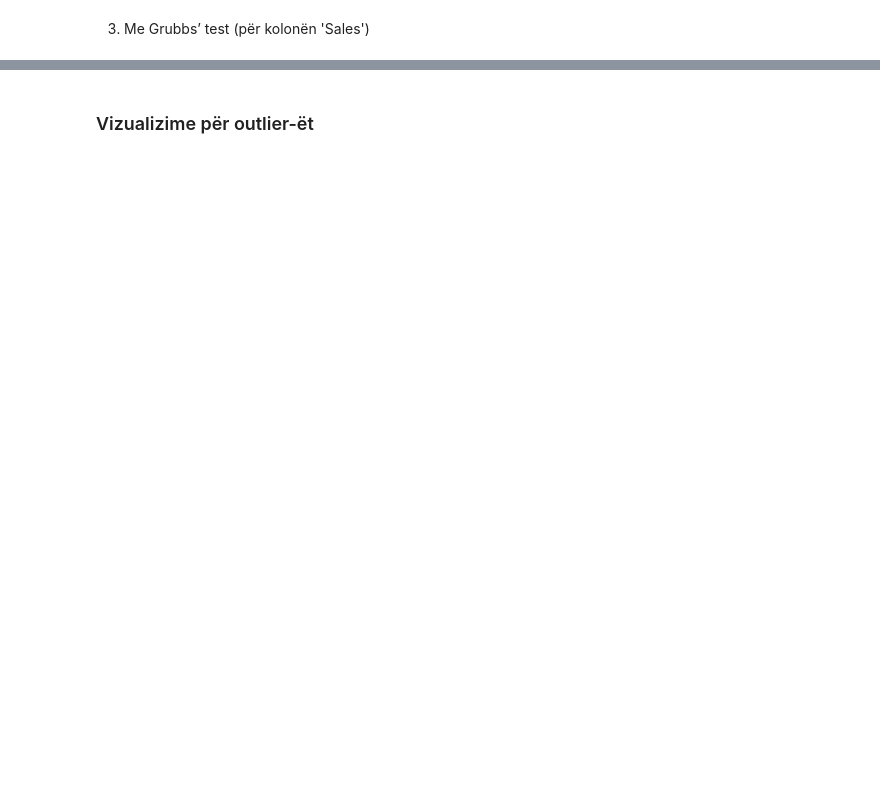
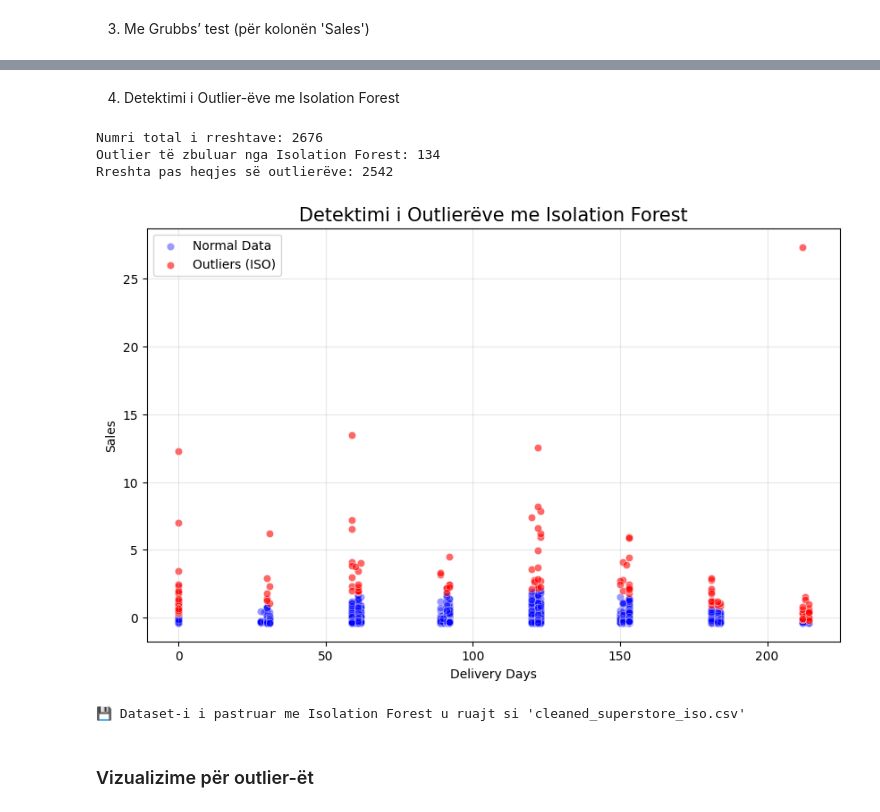
Before and after one commit to AnjezaSfishta/data-processing-visualization-superstore, a Jupyter notebook: para_procesimi_i_te_dhenave.ipynb, the cells around one changed output, grey strips where cells are left out. Drawn from its saved outputs; the diff is of its cells as text; code cells hidden in the pictures; blank space fills up the shorter version.

Commit message:
menjanimi i outliereve me ISO

```diff
--- a/para_procesimi_i_te_dhenave.ipynb
+++ b/para_procesimi_i_te_dhenave.ipynb
@@ -280,3 +431,69 @@ else:
+# %% [markdown]
+4)  Detektimi i Outlier-ëve me Isolation Forest
+# %%
+from sklearn.ensemble import IsolationForest
+
+# Zgjedhim kolonat numerike që duam të analizojmë
+features = ['Sales', 'Delivery_Days']
+
+# Inicializimi i modelit
+iso = IsolationForest(
+    contamination=0.05,     # 5% e të dhënave do të konsiderohen outlier
+    random_state=42,
+    n_estimators=200,
+    max_samples='auto'
+)
+
+# Trajnimi dhe parashikimi i outlier-ëve
+df['anomaly'] = iso.fit_predict(df[features])
+
+# Normal values = 1, Outliers = -1
+df_outliers_iso = df[df['anomaly'] == -1]
+df_clean_iso = df[df['anomaly'] == 1]
+
+print("Numri total i rreshtave:", len(df))
+print("Outlier të zbuluar nga Isolation Forest:", len(df_outliers_iso))
+print("Rreshta pas heqjes së outlierëve:", len(df_clean_iso))
+
+# ------------------------------------------
+# Vizualizim i outlier-ëve me scatterplot
+# ------------------------------------------
+plt.figure(figsize=(10,6))
+sns.scatterplot(
+    data=df_clean_iso,
+    x='Delivery_Days',
+    y='Sales',
+    alpha=0.4,
+    label='Normal Data',
+    color='blue'
+)
+sns.scatterplot(
+    data=df_outliers_iso,
+    x='Delivery_Days',
+    y='Sales',
+    alpha=0.6,
+    label='Outliers (ISO)',
+    color='red'
+)
+
+plt.title("Detektimi i Outlierëve me Isolation Forest", fontsize=15)
+plt.xlabel("Delivery Days")
+plt.ylabel("Sales")
+plt.legend()
+plt.grid(alpha=0.3)
+plt.show()
+
+# ------------------------------------------
+# Ruajtja e dataset-it të pastruar me ISO
+# ------------------------------------------
+df_clean_iso.to_csv("cleaned_superstore_iso.csv", index=False)
+print("💾 Dataset-i i pastruar me Isolation Forest u ruajt si 'cleaned_superstore_iso.csv'")
+# %% [output]
+Numri total i rreshtave: 2676
+Outlier të zbuluar nga Isolation Forest: 134
+Rreshta pas heqjes së outlierëve: 2542
+[figure, added]
+💾 Dataset-i i pastruar me Isolation Forest u ruajt si 'cleaned_superstore_iso.csv'
 # %% [markdown]
 ### Vizualizime për outlier-ët
 # %%
```
Also changed, not shown: parts of 29 cells of this notebook, 1 other file.
